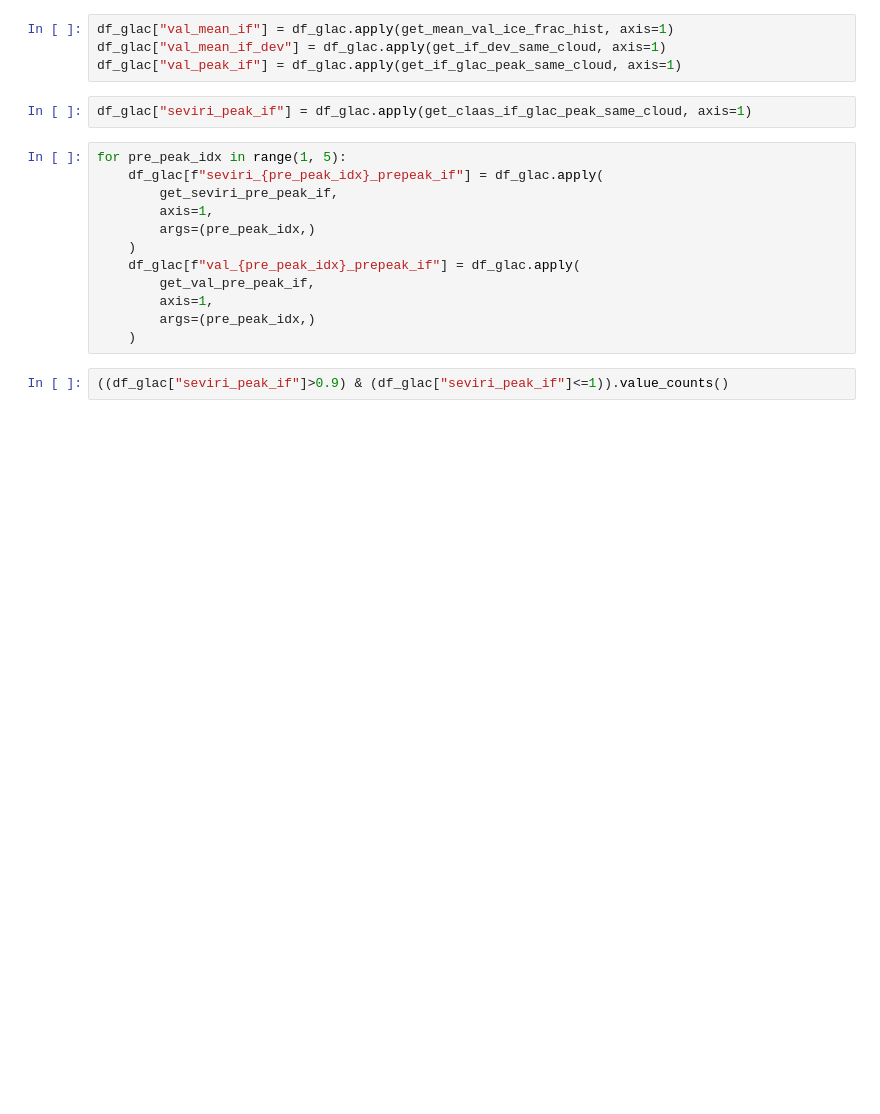
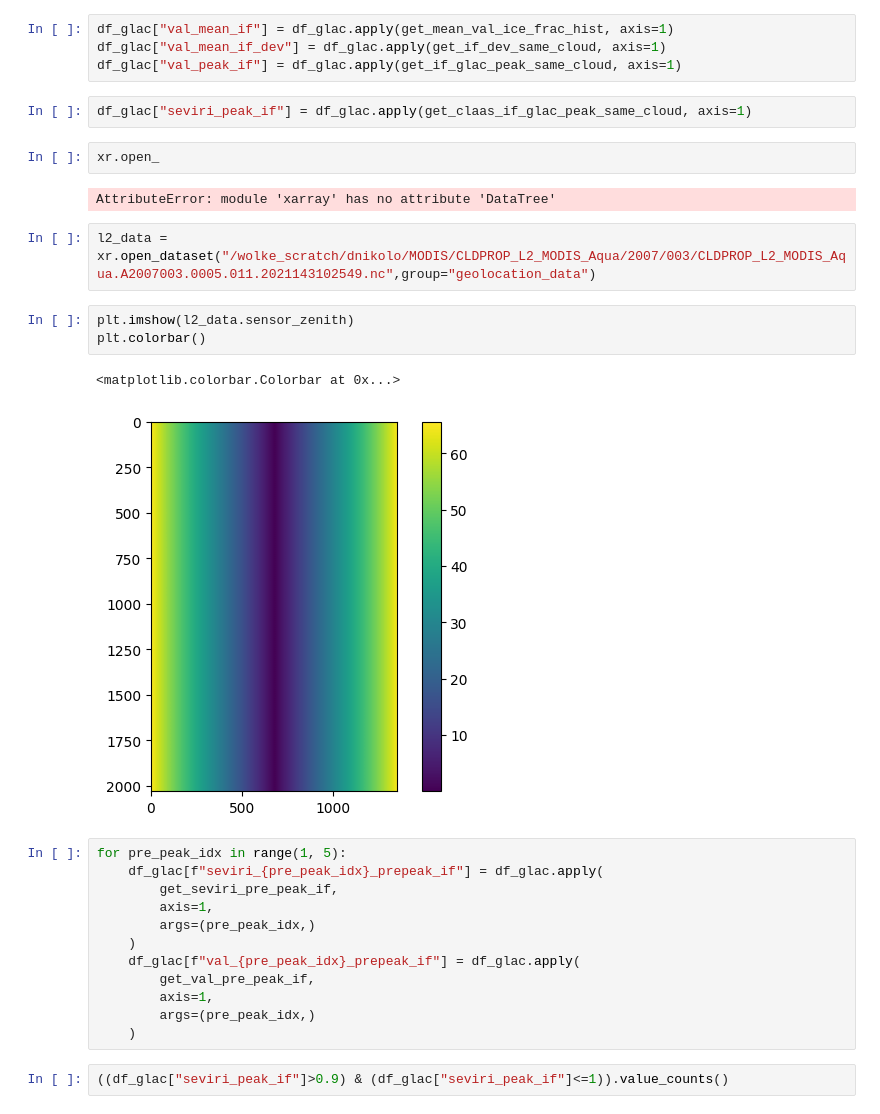
Before and after one commit to DragomirNikolov/MSGI, a Jupyter notebook: plotting/modis_validation_plots.ipynb, the cells around one changed output. Drawn from its saved outputs; the diff is of its cells as text; blank space fills up the shorter version.

```diff
--- a/plotting/modis_validation_plots.ipynb
+++ b/plotting/modis_validation_plots.ipynb
@@ -171,6 +190,18 @@ df_glac["val_mean_if_dev"] = df_glac.apply(get_if_dev_same_cloud, axis=1)
 df_glac["val_peak_if"] = df_glac.apply(get_if_glac_peak_same_cloud, axis=1)
 # %%
 df_glac["seviri_peak_if"] = df_glac.apply(get_claas_if_glac_peak_same_cloud, axis=1)
+# %%
+xr.open_
+# %% [output]
+AttributeError: module 'xarray' has no attribute 'DataTree'
+# %%
+l2_data = xr.open_dataset("/wolke_scratch/dnikolo/MODIS/CLDPROP_L2_MODIS_Aqua/2007/003/CLDPROP_L2_MODIS_Aqua.A2007003.0005.011.2021143102549.nc",group="geolocation_data")
+# %%
+plt.imshow(l2_data.sensor_zenith)
+plt.colorbar()
+# %% [output]
+<matplotlib.colorbar.Colorbar at 0x...>
+[figure, added]
 # %%
 for pre_peak_idx in range(1, 5):
     df_glac[f"seviri_{pre_peak_idx}_prepeak_if"] = df_glac.apply(
```
Also changed, not shown: parts of 1 cell of this notebook, 5 other files.
